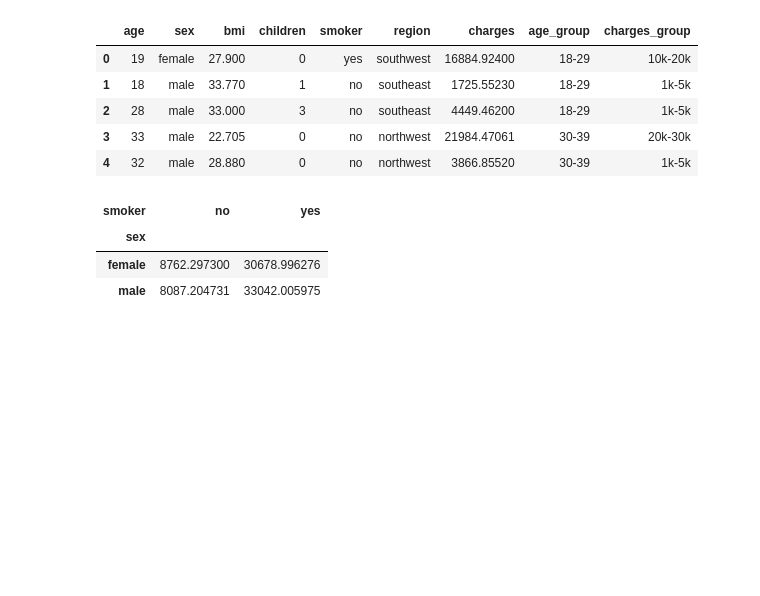
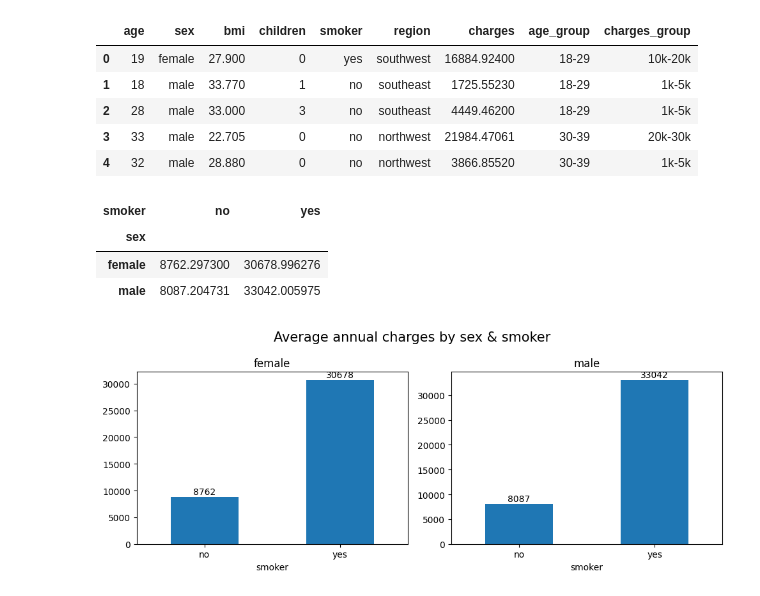
Before and after one commit to asgita/Insurance-data-analysis, a Jupyter notebook: DataVisualization.ipynb, the cells around one changed output. Cells and saved outputs as stored; diff of their text form; code cells hidden in the pictures; blank space fills up the shorter version.

```diff
--- a/DataVisualization.ipynb
+++ b/DataVisualization.ipynb
@@ -169,3 +169,17 @@ sex_smoker_charges
 | sex |  |  |
 | female | 8762.297300 | 30678.996276 |
 | male | 8087.204731 | 33042.005975 |
+# %%
+fig, ax = plt.subplots(1, 2, figsize=(10, 4))
+
+for ax, smoker in zip(ax, sex_smoker_charges.index):
+    sex_smoker_charges.xs(smoker).plot(kind='bar', rot=0, ax=ax,)
+    ax.set_title(smoker)
+
+    for c in ax.containers:
+        ax.bar_label(c, fmt='%d', padding=1)
+
+plt.suptitle('Average annual charges by sex & smoker', fontsize=15)
+plt.tight_layout()
+# %% [output]
+[figure, added]
```
Also changed, not shown: parts of 2 cells of this notebook.
